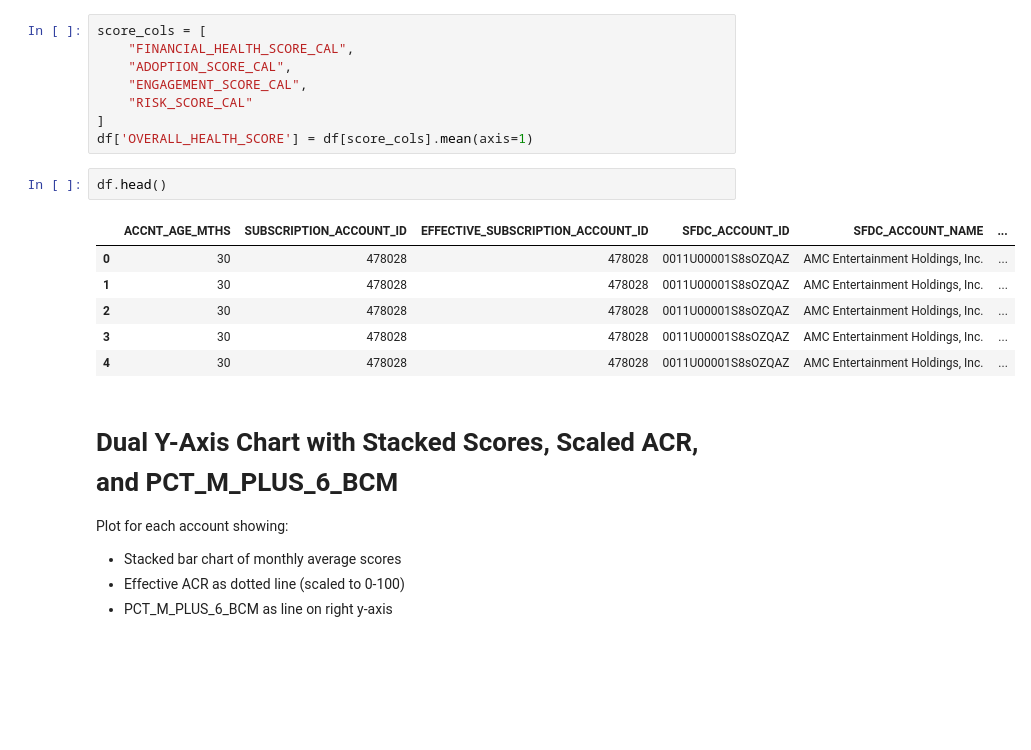
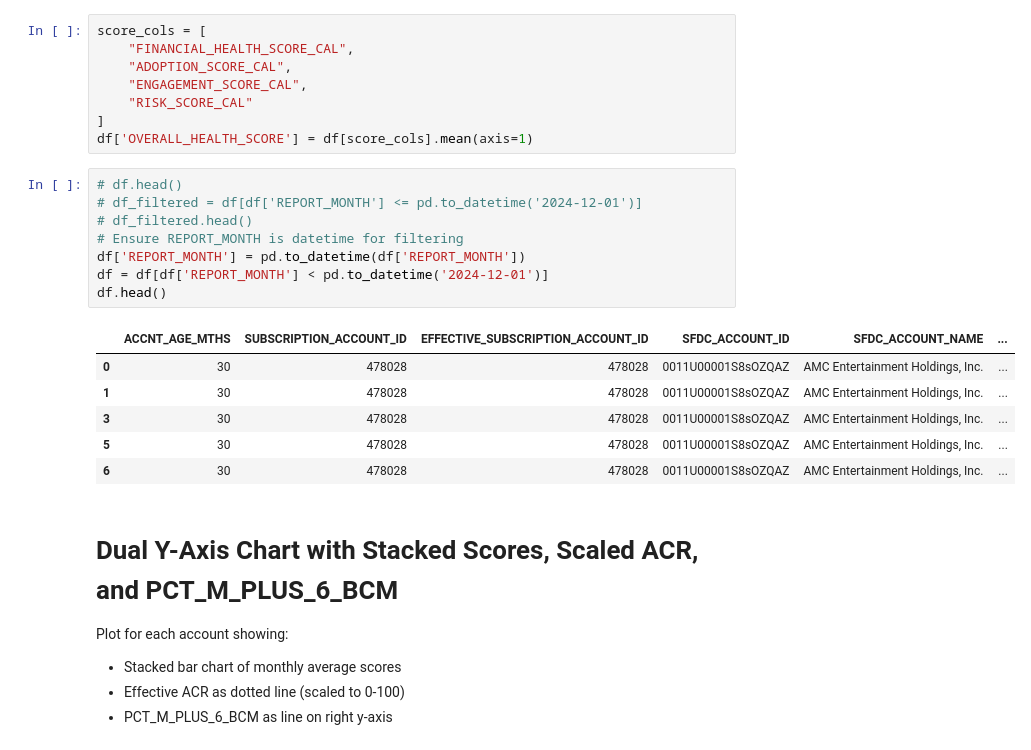
Before and after one commit to nr-rchhetri/C360_custom_weights, a Jupyter notebook: src/accnt_level_analysis.ipynb, the cells around one changed output. Drawn from its saved outputs; the diff is of its cells as text; blank space fills up the shorter version.

```diff
--- a/src/accnt_level_analysis.ipynb
+++ b/src/accnt_level_analysis.ipynb
@@ -54,14 +54,20 @@ score_cols = [
 ]
 df['OVERALL_HEALTH_SCORE'] = df[score_cols].mean(axis=1)
 # %%
+# df.head()
+# df_filtered = df[df['REPORT_MONTH'] <= pd.to_datetime('2024-12-01')]
+# df_filtered.head()
+# Ensure REPORT_MONTH is datetime for filtering
+df['REPORT_MONTH'] = pd.to_datetime(df['REPORT_MONTH'])
+df = df[df['REPORT_MONTH'] < pd.to_datetime('2024-12-01')]
 df.head()
 # %% [output]
 |  | ACCNT_AGE_MTHS | SUBSCRIPTION_ACCOUNT_ID | EFFECTIVE_SUBSCRIPTION_ACCOUNT_ID | SFDC_ACCOUNT_ID | SFDC_ACCOUNT_NAME | ... |
 | 0 | 30 | 478028 | 478028 | 0011U00001S8sOZQAZ | AMC Entertainment Holdings, Inc. | ... |
 | 1 | 30 | 478028 | 478028 | 0011U00001S8sOZQAZ | AMC Entertainment Holdings, Inc. | ... |
-| 2 | 30 | 478028 | 478028 | 0011U00001S8sOZQAZ | AMC Entertainment Holdings, Inc. | ... |
 | 3 | 30 | 478028 | 478028 | 0011U00001S8sOZQAZ | AMC Entertainment Holdings, Inc. | ... |
-| 4 | 30 | 478028 | 478028 | 0011U00001S8sOZQAZ | AMC Entertainment Holdings, Inc. | ... |
+| 5 | 30 | 478028 | 478028 | 0011U00001S8sOZQAZ | AMC Entertainment Holdings, Inc. | ... |
+| 6 | 30 | 478028 | 478028 | 0011U00001S8sOZQAZ | AMC Entertainment Holdings, Inc. | ... |
 # %% [markdown]
 # Dual Y-Axis Chart with Stacked Scores, Scaled ACR, and PCT_M_PLUS_6_BCM
 Plot for each account showing:
```
Also changed, not shown: parts of 5 cells of this notebook.
